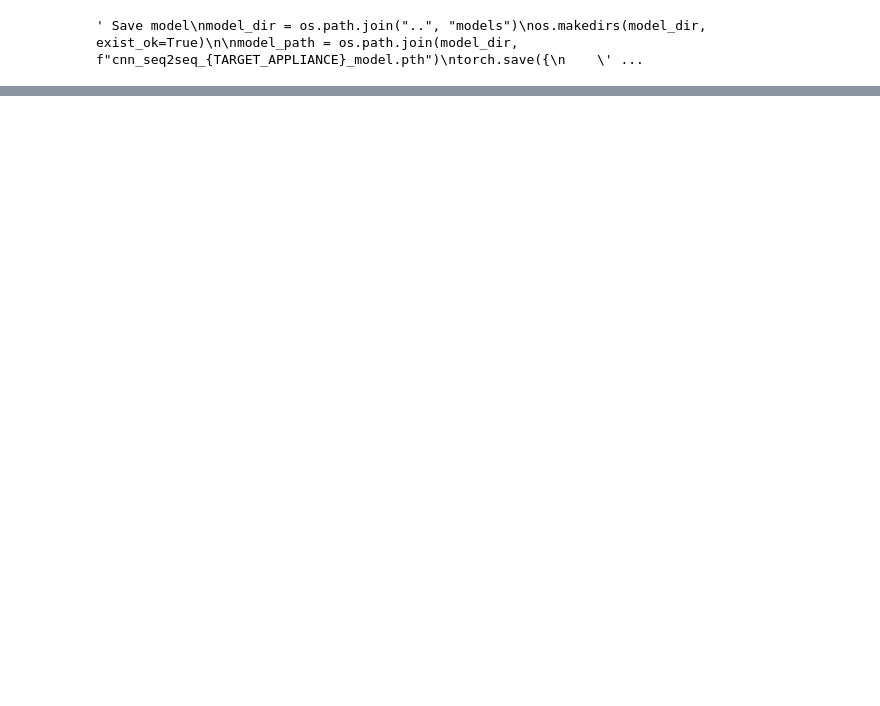
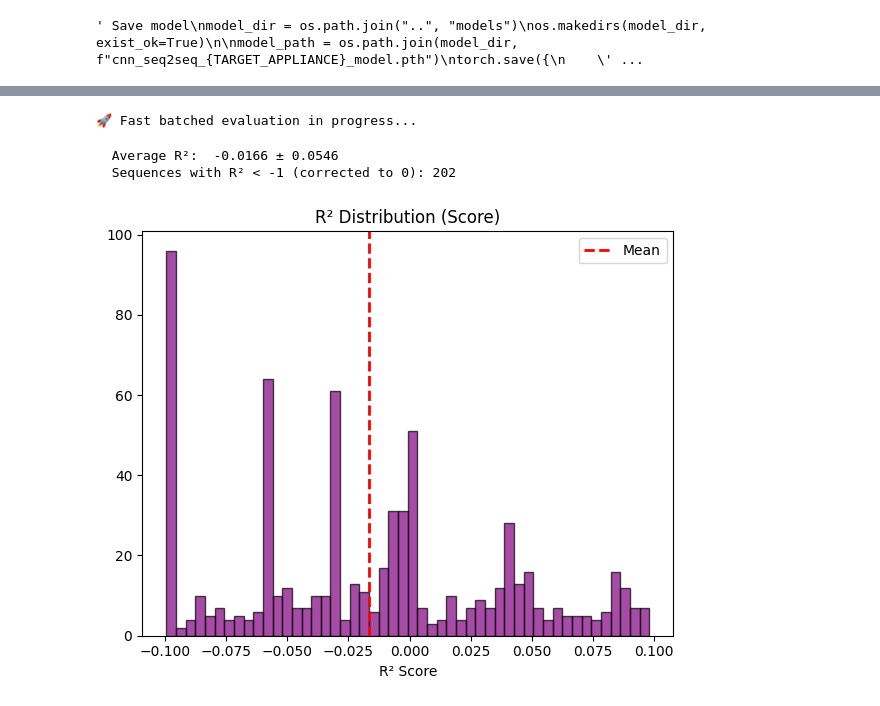
Before and after one commit to Thetommigun432/MTS3-MCTE-Team-Project-Energy-G1, a Jupyter notebook: model_exploration/5_Model_CNN_Seq2Seq.ipynb, the cells around one changed output, grey strips where cells are left out. Drawn from its saved outputs; the diff is of its cells as text; code cells hidden in the pictures; blank space fills up the shorter version.

```diff
--- a/model_exploration/5_Model_CNN_Seq2Seq.ipynb
+++ b/model_exploration/5_Model_CNN_Seq2Seq.ipynb
@@ -1344,0 +1386,71 @@ Evaluation in progress...
+# %%
+import numpy as np
+import torch
+import matplotlib.pyplot as plt
+from sklearn.metrics import mean_squared_error, mean_absolute_error, r2_score
+from tqdm import tqdm
+
+# ===== FAST BATCHED EVALUATION ON ENTIRE TEST SET =====
+metrics = {'r2': []}
+
+# Confidence threshold for considering the appliance on
+CONFIDENCE_THRESHOLD = 0.5
+
+model.eval()
+print("🚀 Fast batched evaluation in progress...")
+
+# Use the existing test_loader for efficient batched inference
+all_preds = []
+all_actuals = []
+
+with torch.no_grad():
+    for inp, tgt in tqdm(test_loader, desc="Evaluating"):
+        inp = inp.to(device)
+
+        # Model forward pass (batched)
+        pred_power_out, pred_status_out = model(inp)
+
+        # Post-processing
+        prob_status = torch.sigmoid(pred_status_out)
+        mask = (prob_status > CONFIDENCE_THRESHOLD).float()
+        final_pred = (pred_power_out * mask).cpu().numpy()
+
+        all_preds.append(final_pred)
+        all_actuals.append(tgt.cpu().numpy())
+
+# Concatenate all batches
+all_preds = np.concatenate(all_preds, axis=0)  # (N, seq_len, 1)
+all_actuals = np.concatenate(all_actuals, axis=0)  # (N, seq_len, 1)
+
+worst_r2_fig = []
+
+# Calculate per-sequence metrics
+for i in range(len(all_preds)):
+    pred = all_preds[i].squeeze()
+    actual = all_actuals[i].squeeze()
+
+
+    rscore = r2_score(actual, pred)
+    if rscore > -0.1 and rscore < 0.1:
+        worst_r2_fig.append((i, rscore, actual, pred))
+        metrics['r2'].append(rscore)
+
+print(f"  Average R²:  {np.mean(metrics['r2']):.4f} ± {np.std(metrics['r2']):.4f}")
+print(f"  Sequences with R² < -1 (corrected to 0): {cnt}")
+
+# ===== VISUALIZATION =====
+fig = plt.figure(figsize=(6, 5))
+
+# Histogram R2
+plt.hist(metrics['r2'], bins=50, color='purple', alpha=0.7, edgecolor='black')
+plt.axvline(np.mean(metrics['r2']), color='red', linestyle='--', linewidth=2, label='Mean')
+plt.title('R² Distribution (Score)')
+plt.xlabel('R² Score')
+plt.legend()
+plt.tight_layout()
+plt.show()
+# %% [output]
+🚀 Fast batched evaluation in progress...
+  Average R²:  -0.0166 ± 0.0546
+  Sequences with R² < -1 (corrected to 0): 202
+[figure, added]
```
Also changed, not shown: parts of 26 cells of this notebook, 1 other file.
